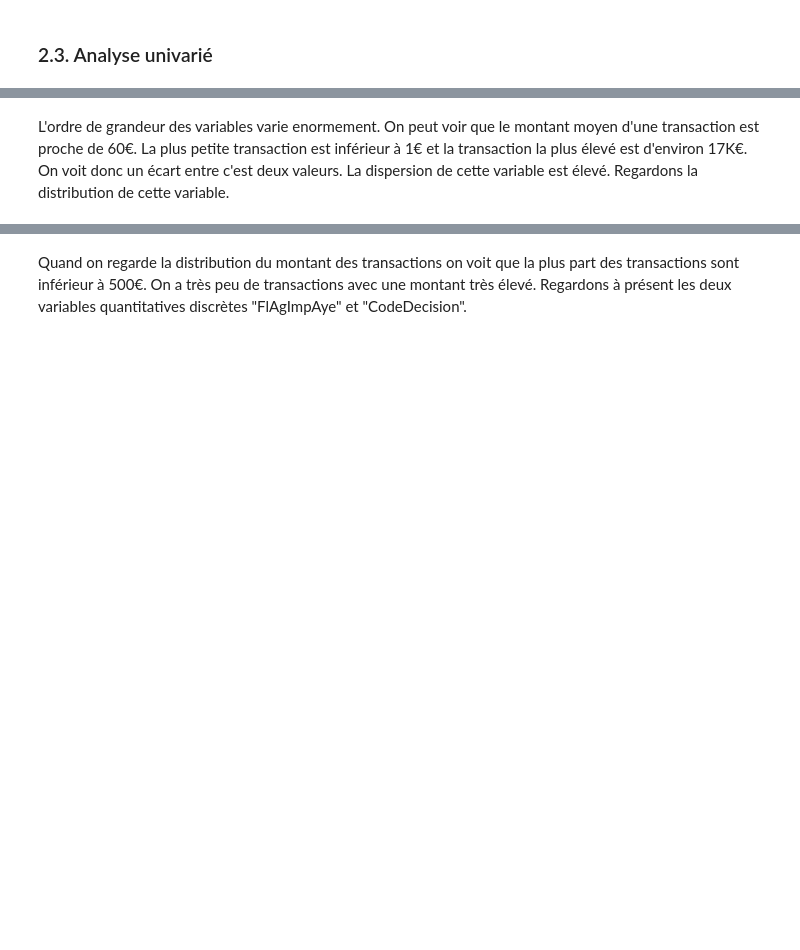
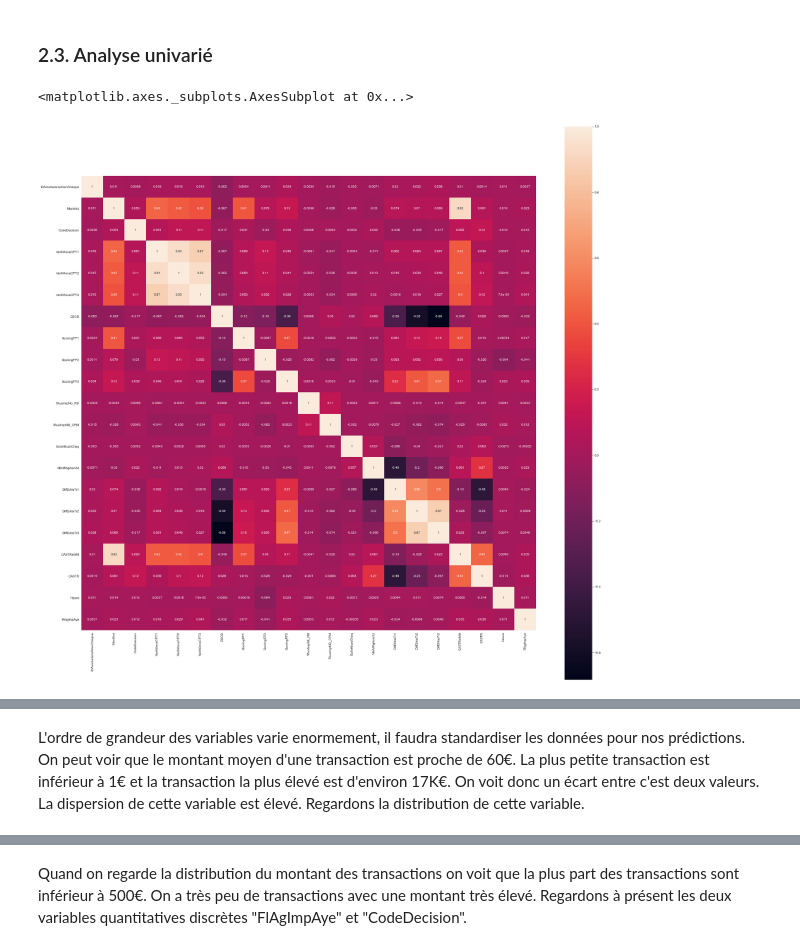
Before and after one commit to hoangkhanh2510/Fraud, a Jupyter notebook: BIG DATA.ipynb, the cells around one changed output, grey strips where cells are left out. Cells and saved outputs as stored; diff of their text form; code cells hidden in the pictures; blank space fills up the shorter version.

```diff
--- a/BIG DATA.ipynb
+++ b/BIG DATA.ipynb
@@ -153,6 +143,16 @@ dtype: int64
 Notre jeu de données comporte aucune valeur nulle. Nous allons maintenant pouvoir faire quelques analyses sur nos données.
 # %% [markdown]
 ### 2.3. Analyse univarié
+# %%
+from matplotlib import pyplot
+import seaborn as sns
+#Matrice de corrélation
+sns.set_style("darkgrid")
+pyplot.figure(figsize=(31, 31))
+sns.heatmap(df.corr(), square=True, annot=True)
+# %% [output]
+<matplotlib.axes._subplots.AxesSubplot at 0x...>
+[figure, added]
 # %%
 df.describe()
 # %% [output]
@@ -167,7 +167,7 @@ df.describe()
 | max | 7.619241e+07 | 1.698534e+04 | 3.000000e+00 | 1.500000e+01 | 4.000000e+01 | 4.000000e+01 | 5.510000e+02 | ... |
 8 rows × 21 columns
 # %% [markdown]
-L'ordre de grandeur des variables varie enormement.
+L'ordre de grandeur des variables varie enormement, il faudra standardiser les données pour nos prédictions.
 On peut voir que le montant moyen d'une transaction est proche de 60€. La plus petite transaction est inférieur à 1€ et la transaction la plus élevé est d'environ 17K€. On voit donc un écart entre c'est deux valeurs. La dispersion de cette variable est élevé. Regardons la distribution de cette variable.
 # %%
 #Distribution de la variable Montant
```
Also changed, not shown: parts of 19 cells of this notebook.
